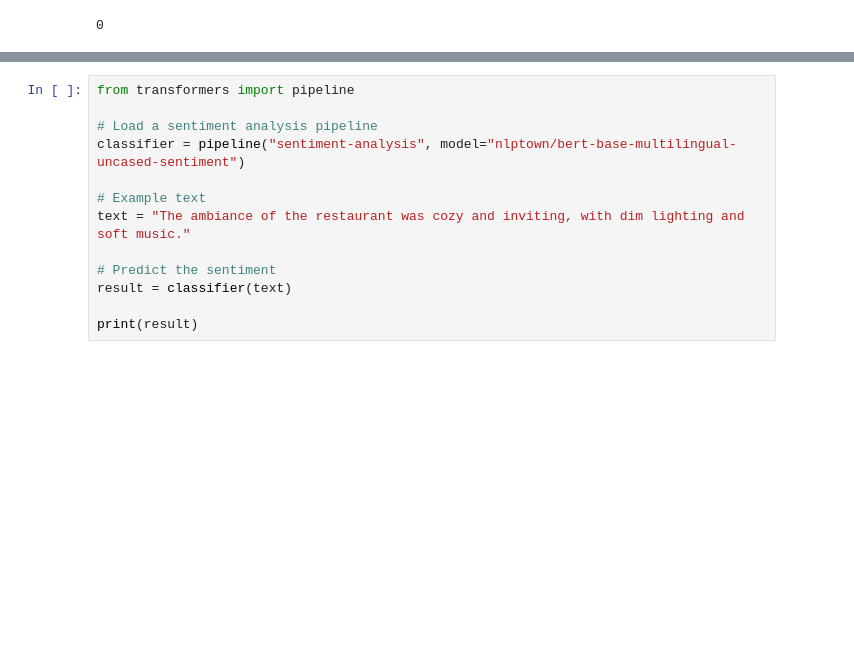
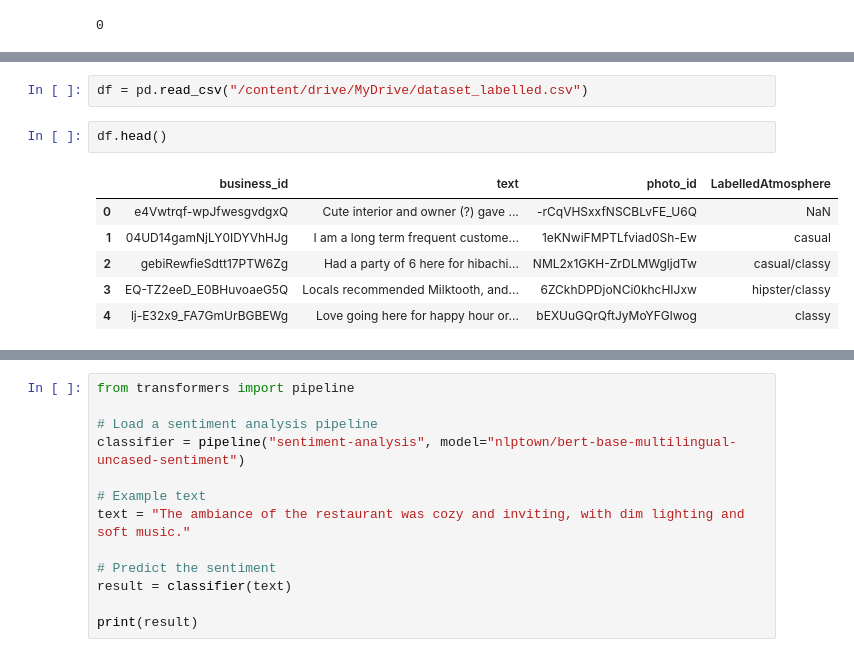
Before and after one commit to edsml-jv323/RestaurantReviews, a Jupyter notebook: EDA.ipynb, the cells around one changed output, grey strips where cells are left out. Drawn from its saved outputs; the diff is of its cells as text; blank space fills up the shorter version.

```diff
--- a/EDA.ipynb
+++ b/EDA.ipynb
@@ -100,0 +172,11 @@ df['business_id'].duplicated().sum()
+# %%
+df = pd.read_csv("/content/drive/MyDrive/dataset_labelled.csv")
+# %%
+df.head()
+# %% [output]
+|  | business_id | text | photo_id | LabelledAtmosphere |
+| 0 | e4Vwtrqf-wpJfwesgvdgxQ | Cute interior and owner (?) gave ... | -rCqVHSxxfNSCBLvFE_U6Q | NaN |
+| 1 | 04UD14gamNjLY0IDYVhHJg | I am a long term frequent custome... | 1eKNwiFMPTLfviad0Sh-Ew | casual |
+| 2 | gebiRewfieSdtt17PTW6Zg | Had a party of 6 here for hibachi... | NML2x1GKH-ZrDLMWgljdTw | casual/classy |
+| 3 | EQ-TZ2eeD_E0BHuvoaeG5Q | Locals recommended Milktooth, and... | 6ZCkhDPDjoNCi0khcHIJxw | hipster/classy |
+| 4 | lj-E32x9_FA7GmUrBGBEWg | Love going here for happy hour or... | bEXUuGQrQftJyMoYFGlwog | classy |
```
Also changed, not shown: parts of 12 cells of this notebook.
